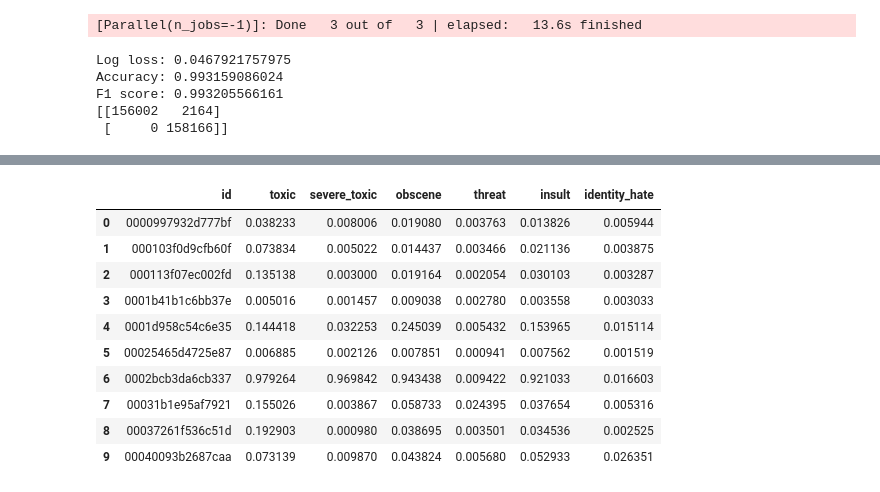
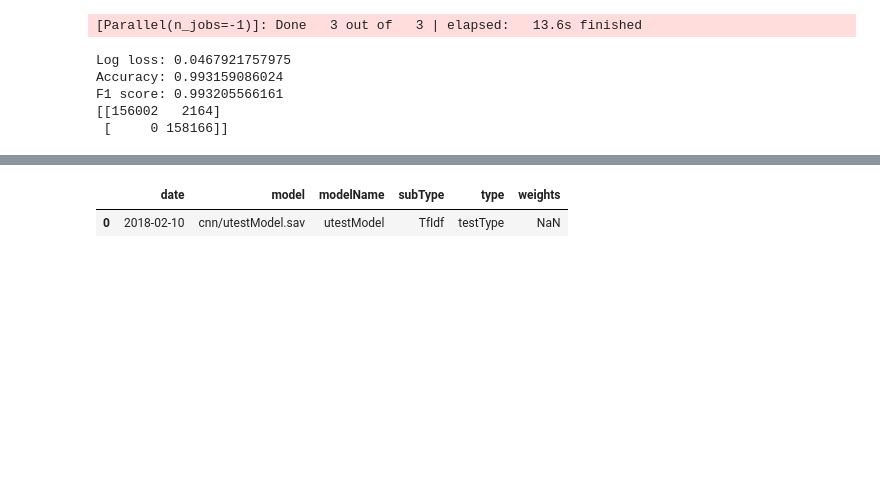
Before and after one commit to PKUGoodSpeed/Kaggle-ToxicClassification, a Jupyter notebook: szhang/notebooks/CountsFeature.ipynb, the cells around one changed output, grey strips where cells are left out. Drawn from its saved outputs; the diff is of its cells as text; code cells hidden in the pictures; blank space fills up the shorter version.

```diff
--- a/szhang/notebooks/CountsFeature.ipynb
+++ b/szhang/notebooks/CountsFeature.ipynb
@@ -265,6 +265,7 @@ F1 score: 0.993205566161
  [     0 158166]]
 # %%
 from models.TrainedModel import TrainedModel
+import modelDB
 
 class TrainedModelSVC(TrainedModel):
     def __init__(self, md):
@@ -294,14 +295,87 @@ class TrainedModelSVC(TrainedModel):
 
         return dfres
 
+    def _save(self, mDB, nameKey, modelpath, **kwargs):
+        '''
+        save model into model data base
+        :mDB: meta data frame storing all models info
+        :nameKey: unique identifier for each saved model
+        :modelpath: subdir inside modelDB dir, e.g. if modelDB is /root/modelDB, then modelpath is /cnn
+        '''
+        print("saving model")
+        import joblib
+        import datetime
+        mdnameAbs = os.path.join(modelDB.MODEL_DB_ROOT, modelpath, nameKey + '.sav' )
+        mdname = os.path.join(modelpath, nameKey + '.sav' )
+
+
+        joblib.dump(self.md, mdnameAbs)
+        #db schema
+        # 'modelName', type {rnn, cnn, rf}, date, model
+        print( "Info: custom saving options" )
+        for i in kwargs:
+            print("{} - {}".format(i , kwargs[i]))
+
+        newRow = pd.DataFrame({
+            'modelName': [nameKey],
+            'type': kwargs['modelType'],
+            'subType': 'TfIdf',
+            'date': datetime.datetime.now().strftime("%Y-%m-%d"),
+            'model' : mdname
+        }
+        )
+
+        #add a new row
+        mDB = mDB.append(newRow, ignore_index = True)
+
+        display(mDB)
+
+        return mDB
+
+    def load(self, mDB, nameKey, modelpath):
+        '''
+        :mDB: meta data frame storing all models info
+        :nameKey: unique identifier for each saved model
+        :modelpath: subdir inside modelDB dir, e.g. if modelDB is /root/modelDB, then modelpath is /cnn
+        '''
+        if (mDB.empty) or mDB[ mDB['modelName'] == nameKey ].empty:
+            raise VaueError("Model name does not exist")
+        print("loadModel")
+        import joblib
+        assert(len(mDB[mDB['modelName'] == nameKey]) == 1)
+        mdfile = mDB[mDB['modelName'] == nameKey].loc[0]['model']
+
+        mdnameAbs = os.path.join(modelDB.MODEL_DB_ROOT, mdfile )
+
+        loaded_model = joblib.load(mdnameAbs)
+
+        return loaded_model
+
+
 mySVC = TrainedModelSVC(svm_dict)
 dfres = mySVC.predict(test_term_doc, testid = test['id'])
 
 
-#Utest
+#Utest test predict
 #dfres = mySVC.predict(trn_term_doc, testid = train['id'])
 #display(dfres.head(10))
 #display(train.head(10)[['id', 'toxic','severe_toxic','obscene','threat','insult','identity_hate']])
+
+#Utest test save
+mdDB = pd.read_json("../modelDB/modelMetaDB.json")
+modelpath = 'cnn/' # NOTE: this is relative to the modelDB path
+print("current modelDB")
+display(mdDB)
+
+mdDB = mySVC.save(mdDB, 'utestModel', modelpath, modelType = 'testType')
+mdDB.to_json("../modelDB/modelMetaDB.json")
+
+#Utest test load
+loadedSVC = mySVC.load( mdDB, 'utestModel', modelpath)
+for i in loadedSVC.keys():
+    print( "{} - {}".format(i, type(loadedSVC[i]).__name__ ) )
+dfres_loaded = TrainedModelSVC(loadedSVC).predict(test_term_doc, testid = test['id'])
+assert(dfres_loaded.equals(dfres))
 # %% [output]
 Predict using Model:
 severe_toxic - LogisticRegression
@@ -319,11 +394,2 @@ toxic - LogisticRegression
-|  | id | toxic | severe_toxic | obscene | threat | insult | identity_hate |
-| 0 | 0000997932d777bf | 0.038233 | 0.008006 | 0.019080 | 0.003763 | 0.013826 | 0.005944 |
-| 1 | 000103f0d9cfb60f | 0.073834 | 0.005022 | 0.014437 | 0.003466 | 0.021136 | 0.003875 |
-| 2 | 000113f07ec002fd | 0.135138 | 0.003000 | 0.019164 | 0.002054 | 0.030103 | 0.003287 |
-| 3 | 0001b41b1c6bb37e | 0.005016 | 0.001457 | 0.009038 | 0.002780 | 0.003558 | 0.003033 |
-| 4 | 0001d958c54c6e35 | 0.144418 | 0.032253 | 0.245039 | 0.005432 | 0.153965 | 0.015114 |
-| 5 | 00025465d4725e87 | 0.006885 | 0.002126 | 0.007851 | 0.000941 | 0.007562 | 0.001519 |
-| 6 | 0002bcb3da6cb337 | 0.979264 | 0.969842 | 0.943438 | 0.009422 | 0.921033 | 0.016603 |
-| 7 | 00031b1e95af7921 | 0.155026 | 0.003867 | 0.058733 | 0.024395 | 0.037654 | 0.005316 |
-| 8 | 00037261f536c51d | 0.192903 | 0.000980 | 0.038695 | 0.003501 | 0.034536 | 0.002525 |
-| 9 | 00040093b2687caa | 0.073139 | 0.009870 | 0.043824 | 0.005680 | 0.052933 | 0.026351 |
+|  | date | model | modelName | subType | type | weights |
+| 0 | 2018-02-10 | cnn/utestModel.sav | utestModel | TfIdf | testType | NaN |
```
Also changed, not shown: parts of 1 cell of this notebook, 1 other file.
